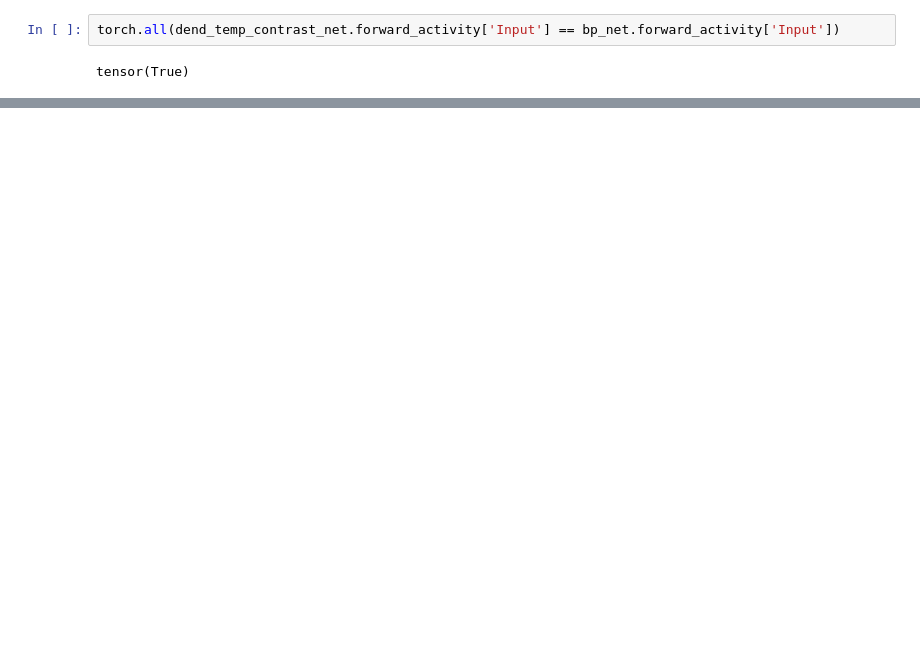
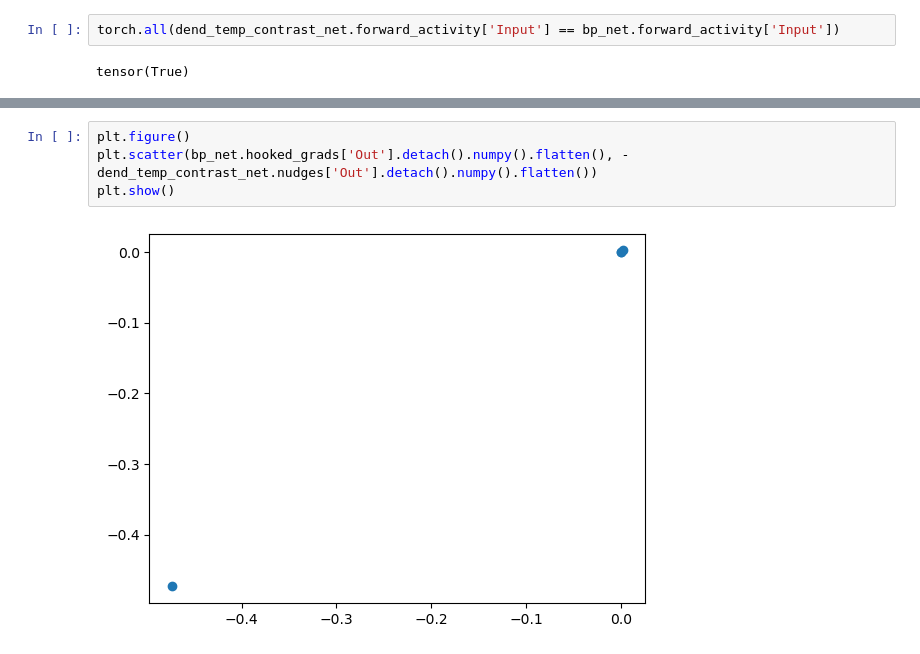
Before and after one commit to Milstein-Lab/Summer2024, a Jupyter notebook: debugging.ipynb, the cells around one changed output, grey strips where cells are left out. Cells and saved outputs as stored; diff of their text form; blank space fills up the shorter version.

```diff
--- a/debugging.ipynb
+++ b/debugging.ipynb
@@ -483,0 +482,6 @@ bp_net.hooked_grads['Out'] + dend_temp_contrast_net.nudges['Out']
+# %%
+plt.figure()
+plt.scatter(bp_net.hooked_grads['Out'].detach().numpy().flatten(), -dend_temp_contrast_net.nudges['Out'].detach().numpy().flatten())
+plt.show()
+# %% [output]
+[figure, added]
```
Also changed, not shown: parts of 41 cells of this notebook, 2 other files.
